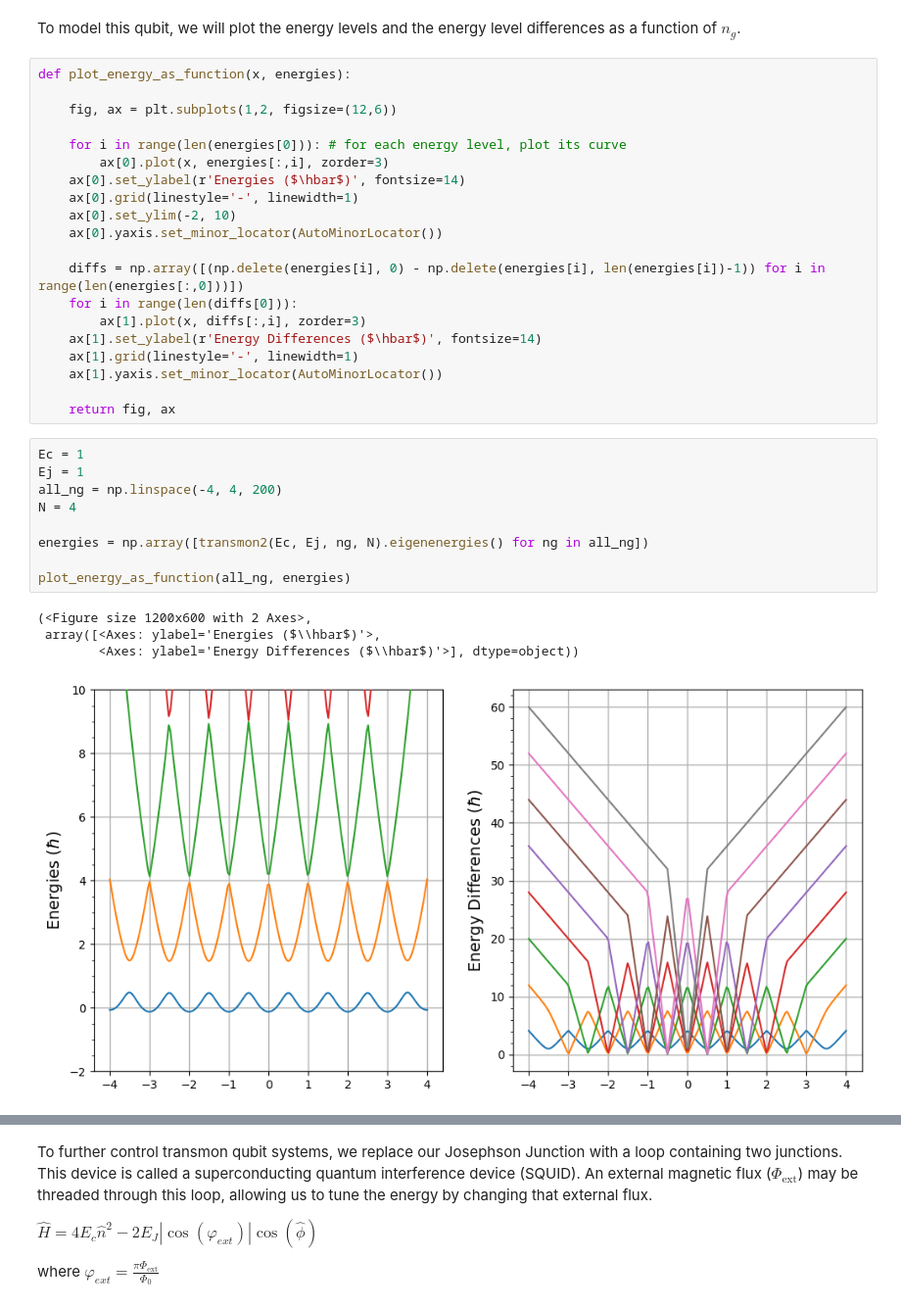
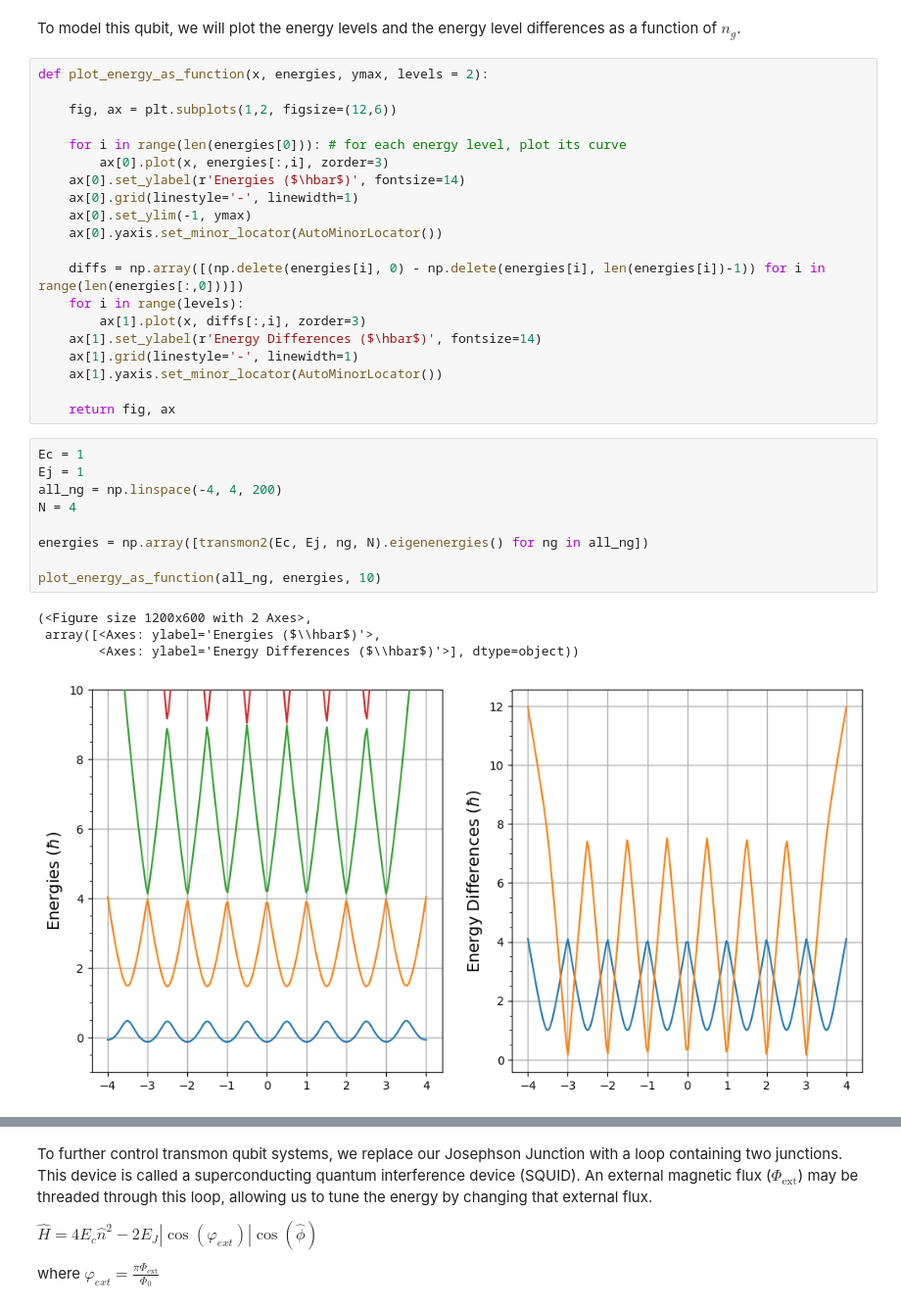
Before and after one commit to Khosmos3/Superconducting-Qubits, a Jupyter notebook: superconducting.ipynb, the cells around one changed output, grey strips where cells are left out. Shown at 98% size. Saved outputs shown, nothing was run; the diff lists cells and outputs as text.

```diff
--- a/superconducting.ipynb
+++ b/superconducting.ipynb
@@ -236,7 +236,7 @@ print(((q.charge(N)-ng)**2).full())
 # %% [markdown]
 To model this qubit, we will plot the energy levels and the energy level differences as a function of $n_g$.
 # %%
-def plot_energy_as_function(x, energies):
+def plot_energy_as_function(x, energies, ymax, levels = 2):
 
     fig, ax = plt.subplots(1,2, figsize=(12,6))
 
@@ -244,11 +244,11 @@ def plot_energy_as_function(x, energies):
         ax[0].plot(x, energies[:,i], zorder=3)
     ax[0].set_ylabel(r'Energies ($\hbar$)', fontsize=14)
     ax[0].grid(linestyle='-', linewidth=1)
-    ax[0].set_ylim(-2, 10)
+    ax[0].set_ylim(-1, ymax)
     ax[0].yaxis.set_minor_locator(AutoMinorLocator())
 
     diffs = np.array([(np.delete(energies[i], 0) - np.delete(energies[i], len(energies[i])-1)) for i in range(len(energies[:,0]))])
-    for i in range(len(diffs[0])):
+    for i in range(levels):
         ax[1].plot(x, diffs[:,i], zorder=3)
     ax[1].set_ylabel(r'Energy Differences ($\hbar$)', fontsize=14)
     ax[1].grid(linestyle='-', linewidth=1)
@@ -258,14 +258,14 @@ def plot_energy_as_function(x, energies):
 # %%
 Ec = 1
 Ej = 1
 all_ng = np.linspace(-4, 4, 200)
 N = 4
 
 energies = np.array([transmon2(Ec, Ej, ng, N).eigenenergies() for ng in all_ng])
 
-plot_energy_as_function(all_ng, energies)
+plot_energy_as_function(all_ng, energies, 10)
 # %% [output]
 (<Figure size 1200x600 with 2 Axes>,
  array([<Axes: ylabel='Energies ($\\hbar$)'>,
         <Axes: ylabel='Energy Differences ($\\hbar$)'>], dtype=object))
-[figure, old version]
+[figure, new version]
```
Also changed, not shown: parts of 10 cells of this notebook.
